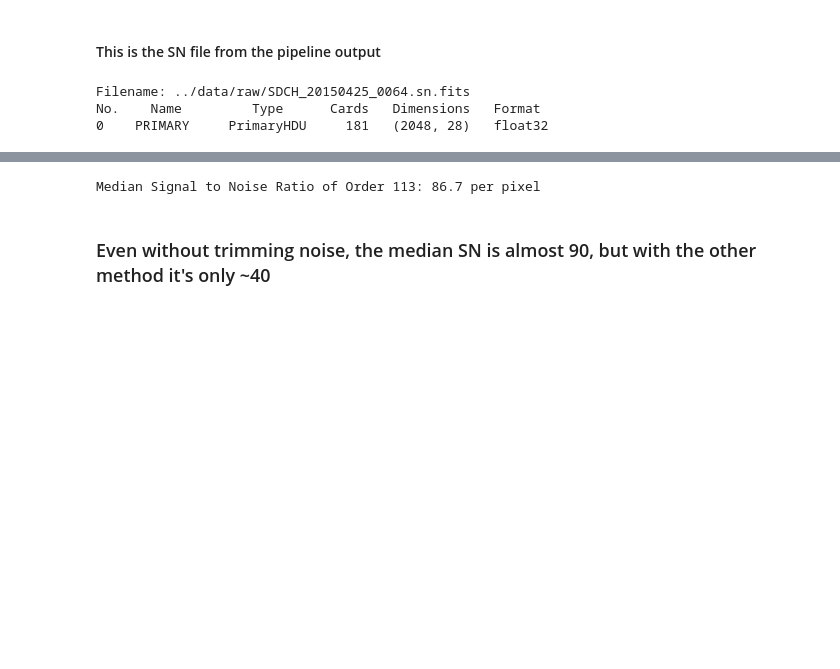
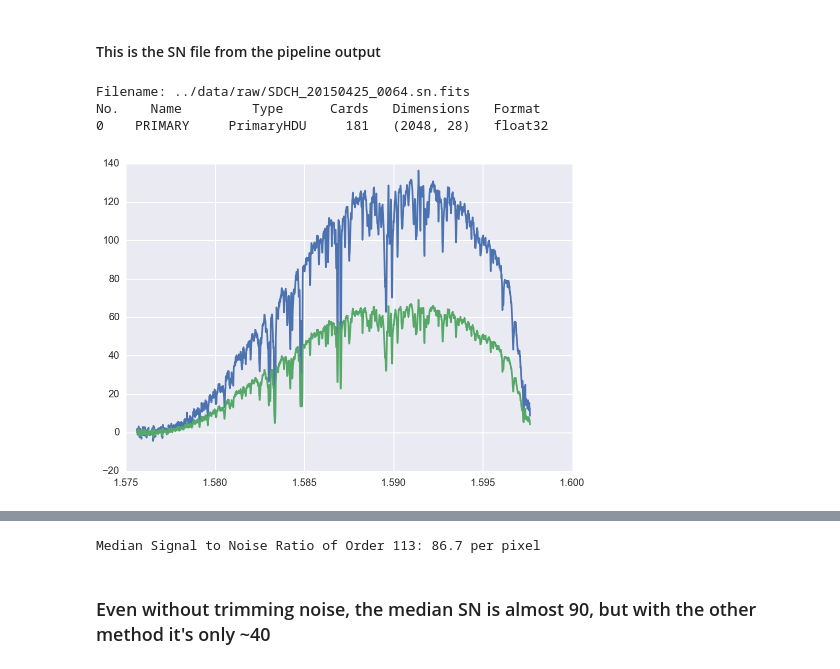
Before and after one commit to BrownDwarf/subsub, a Jupyter notebook: notebooks/Checking_SN_vals.ipynb, the cells around one changed output, grey strips where cells are left out. Drawn from its saved outputs; the diff is of its cells as text; code cells hidden in the pictures; blank space fills up the shorter version.

```diff
--- a/notebooks/Checking_SN_vals.ipynb
+++ b/notebooks/Checking_SN_vals.ipynb
@@ -53 +70,7 @@ sncut113 = sn113[~np.isnan(flux113)]
+# %%
+plt.plot(wavecut113,sncut113)
+plt.plot(wavecut113,calc_sn113)
+plt.show()
+# %% [output]
+[figure, added]
 # %%
```
Also changed, not shown: parts of 8 cells of this notebook.
